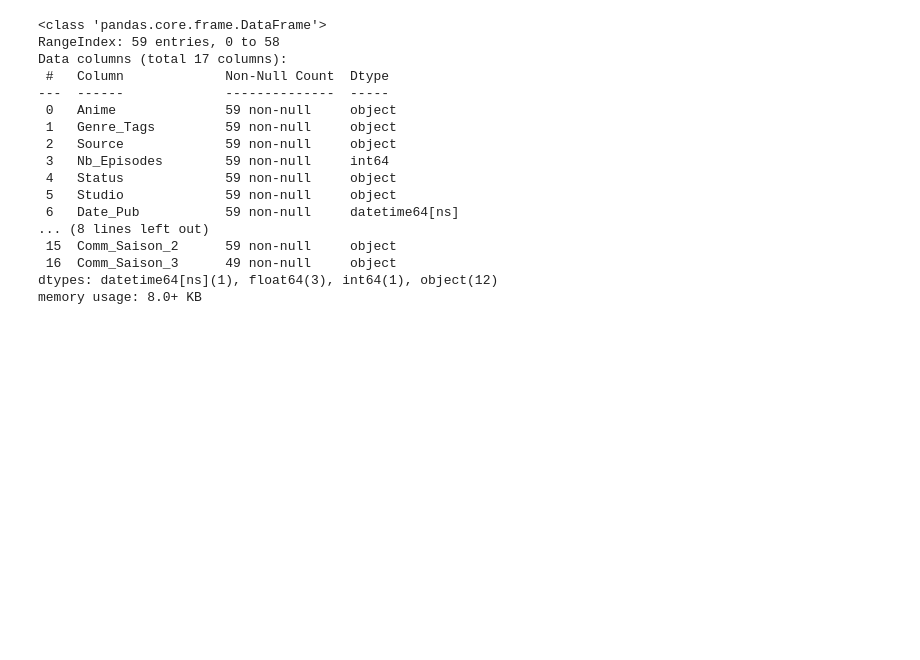
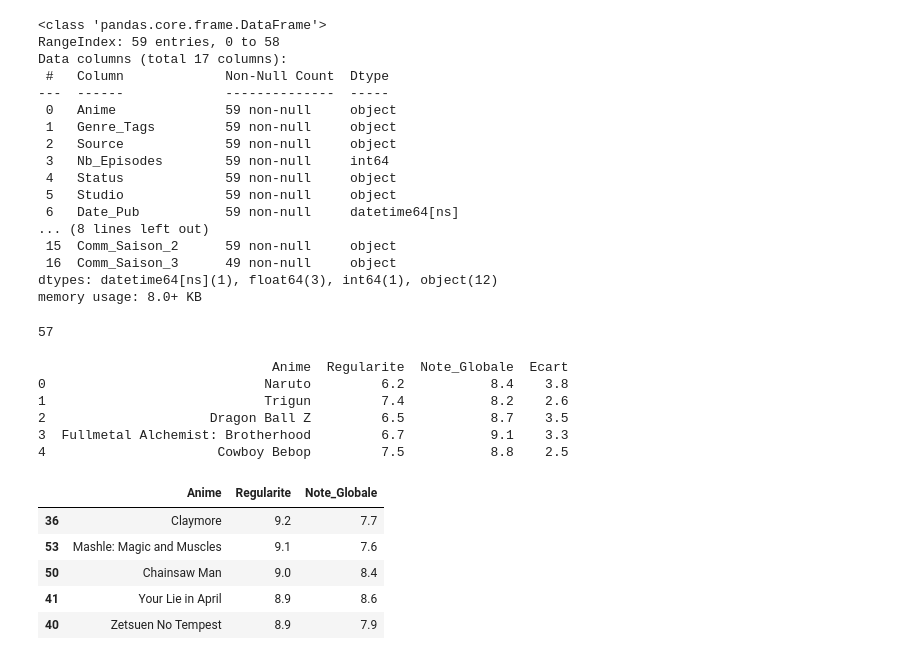
Before and after one commit to Louisnrry/Projet_Data_Anime, a Jupyter notebook: notebook.ipynb, the cells around one changed output. Saved outputs shown, nothing was run; the diff lists cells and outputs as text; code cells hidden in the pictures; blank space fills up the shorter version.

```diff
--- a/notebook.ipynb
+++ b/notebook.ipynb
@@ -55,0 +58,4 @@ memory usage: 8.0+ KB
+# %%
+len(df)
+# %% [output]
+57
@@ -55,0 +64,22 @@ memory usage: 8.0+ KB
+# %%
+df['Ecart'] = df['Note_Meilleur_Ep'] - df['Note_Pire_Ep']
+df['Regularite'] = 10 - df['Ecart']
+df['Longueur'] = np.log(df['Nb_Episodes'])
+print(df[['Anime', 'Regularite','Note_Globale', 'Ecart']].head())
+# %% [output]
+                              Anime  Regularite  Note_Globale  Ecart
+0                            Naruto         6.2           8.4    3.8
+1                            Trigun         7.4           8.2    2.6
+2                     Dragon Ball Z         6.5           8.7    3.5
+3  Fullmetal Alchemist: Brotherhood         6.7           9.1    3.3
+4                      Cowboy Bebop         7.5           8.8    2.5
+# %%
+top_regularite = df.sort_values(by='Regularite', ascending=False)
+top_regularite[['Anime', 'Regularite', 'Note_Globale']].head(5)
+# %% [output]
+|  | Anime | Regularite | Note_Globale |
+| 36 | Claymore | 9.2 | 7.7 |
+| 53 | Mashle: Magic and Muscles | 9.1 | 7.6 |
+| 50 | Chainsaw Man | 9.0 | 8.4 |
+| 41 | Your Lie in April | 8.9 | 8.6 |
+| 40 | Zetsuen No Tempest | 8.9 | 7.9 |
```
Also changed, not shown: parts of 5 cells of this notebook.
